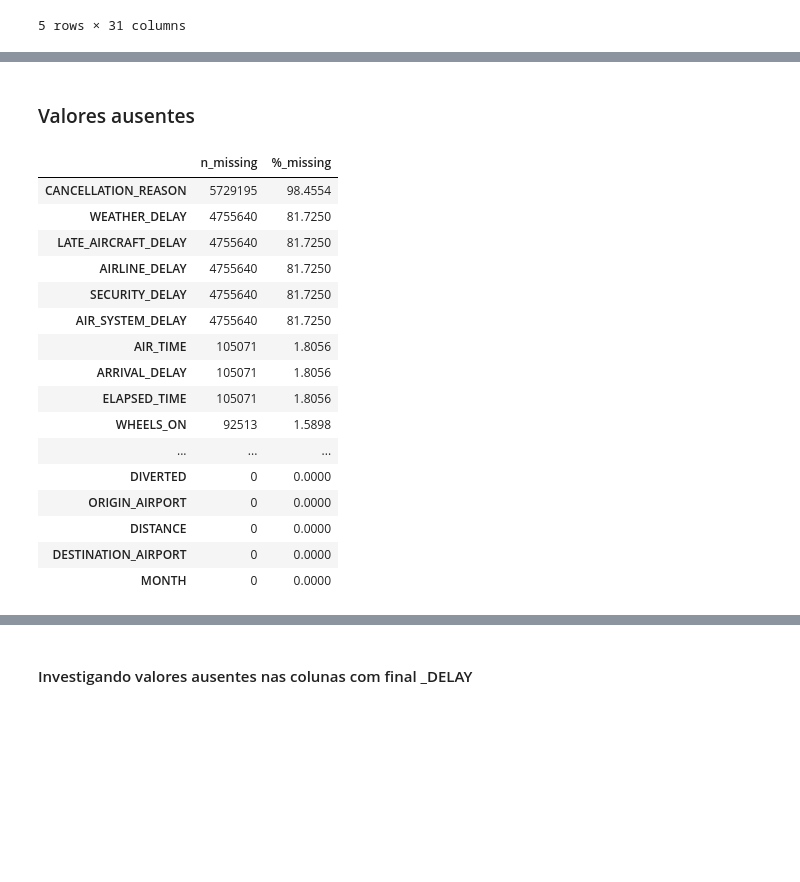
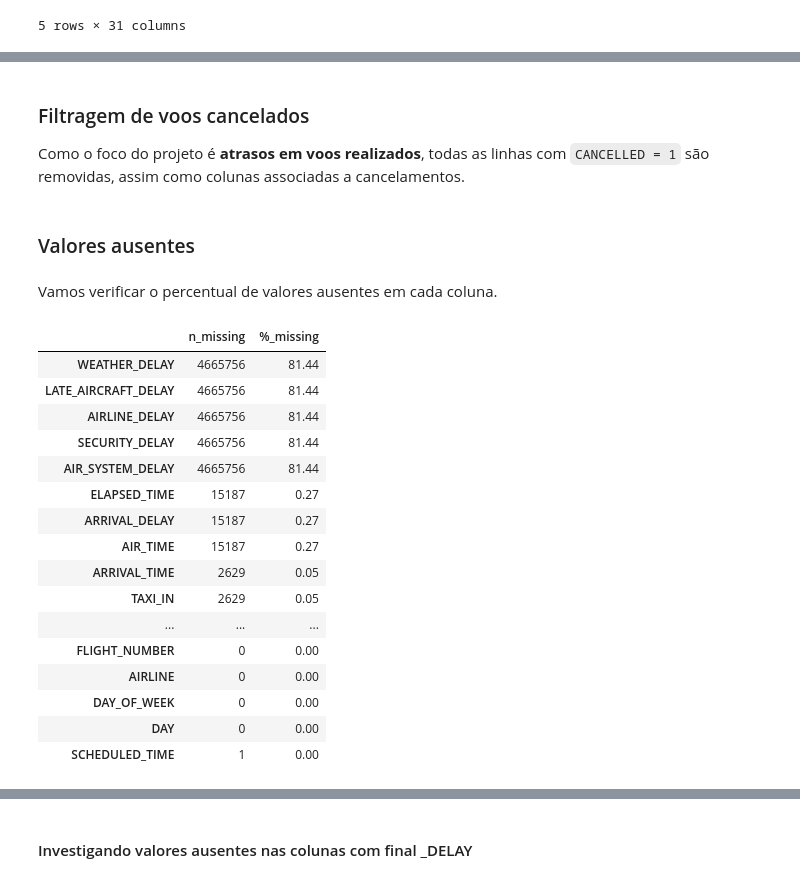
Before and after one commit to phmelosilva/Flight-Delays-Data-Pipeline-and-Analysis, a Jupyter notebook: analytics/bronze_analysis/bronze_analysis.ipynb, the cells around one changed output, grey strips where cells are left out. Drawn from its saved outputs; the diff is of its cells as text; code cells hidden in the pictures; blank space fills up the shorter version.

```diff
--- a/analytics/bronze_analysis/bronze_analysis.ipynb
+++ b/analytics/bronze_analysis/bronze_analysis.ipynb
@@ -18,0 +21,12 @@ plt.rcParams.update({
+# %%
+path_airlines = "../../datalake/stage/airlines.csv"
+path_airports = "../../datalake/stage/airports.csv"
+path_flights = "../../datalake/stage/flights.csv"
+
+airlines_df = pd.read_csv(path_airlines, low_memory=False, encoding="utf-8")
+airports_df = pd.read_csv(path_airports, low_memory=False, encoding="utf-8")
+flights_df = pd.read_csv(path_flights, low_memory=False, encoding="utf-8")
+
+print(f"Dados de companhias aéreas carregados carregados com: {len(airlines_df):,} tuplas × {airlines_df.shape[1]} colunas")
+print(f"Dados de aeroportos carregados com: {len(airports_df):,} tuplas × {airports_df.shape[1]} colunas")
+print(f"Dados de voos carregados com: {len(flights_df):,} tuplas × {flights_df.shape[1]} colunas")
@@ -430,29 +471,42 @@ display(flights_df.describe(include='all').T)
 | AIRLINE_DELAY | 1063439.0 | NaN | NaN | NaN | 18.969547 | 48.161642 | 0.0 | 0.0 | 2.0 | 19.0 | 1971.0 |
 | LATE_AIRCRAFT_DELAY | 1063439.0 | NaN | NaN | NaN | 23.472838 | 43.197018 | 0.0 | 0.0 | 3.0 | 29.0 | 1331.0 |
 | WEATHER_DELAY | 1063439.0 | NaN | NaN | NaN | 2.91529 | 20.433336 | 0.0 | 0.0 | 0.0 | 0.0 | 1211.0 |
+# %% [markdown]
+### Filtragem de voos cancelados
+
+Como o foco do projeto é **atrasos em voos realizados**, todas as linhas com `CANCELLED = 1` são removidas, assim como colunas associadas a cancelamentos.
+# %%
+cols = ['CANCELLED', 'CANCELLATION_REASON']
+
+flights_df = flights_df[flights_df['CANCELLED'] != 1].drop(columns=cols)
 # %% [markdown]
 ### Valores ausentes
+# %% [markdown]
+Vamos verificar o percentual de valores ausentes em cada coluna.
 # %%
 null_counts = flights_df.isna().sum()
-null_pct = (null_counts / len(flights_df) * 100).round(4)
-null_summary = pd.concat([null_counts.rename("n_missing"), null_pct.rename("%_missing")], axis=1).sort_values("%_missing", ascending=False)
+null_pct = (null_counts / len(flights_df) * 100).round(2)
+null_summary = pd.concat(
+    [null_counts.rename("n_missing"), null_pct.rename("%_missing")],
+    axis=1
+).sort_values("%_missing", ascending=False)
 null_summary.head(30)
 # %% [output]
 |  | n_missing | %_missing |
-| CANCELLATION_REASON | 5729195 | 98.4554 |
-| WEATHER_DELAY | 4755640 | 81.7250 |
-| LATE_AIRCRAFT_DELAY | 4755640 | 81.7250 |
-| AIRLINE_DELAY | 4755640 | 81.7250 |
-| SECURITY_DELAY | 4755640 | 81.7250 |
-| AIR_SYSTEM_DELAY | 4755640 | 81.7250 |
-| AIR_TIME | 105071 | 1.8056 |
-| ARRIVAL_DELAY | 105071 | 1.8056 |
-| ELAPSED_TIME | 105071 | 1.8056 |
-| WHEELS_ON | 92513 | 1.5898 |
+| WEATHER_DELAY | 4665756 | 81.44 |
+| LATE_AIRCRAFT_DELAY | 4665756 | 81.44 |
+| AIRLINE_DELAY | 4665756 | 81.44 |
+| SECURITY_DELAY | 4665756 | 81.44 |
+| AIR_SYSTEM_DELAY | 4665756 | 81.44 |
+| ELAPSED_TIME | 15187 | 0.27 |
+| ARRIVAL_DELAY | 15187 | 0.27 |
+| AIR_TIME | 15187 | 0.27 |
+| ARRIVAL_TIME | 2629 | 0.05 |
+| TAXI_IN | 2629 | 0.05 |
 | ... | ... | ... |
-| DIVERTED | 0 | 0.0000 |
-| ORIGIN_AIRPORT | 0 | 0.0000 |
-| DISTANCE | 0 | 0.0000 |
-| DESTINATION_AIRPORT | 0 | 0.0000 |
-| MONTH | 0 | 0.0000 |
+| FLIGHT_NUMBER | 0 | 0.00 |
+| AIRLINE | 0 | 0.00 |
+| DAY_OF_WEEK | 0 | 0.00 |
+| DAY | 0 | 0.00 |
+| SCHEDULED_TIME | 1 | 0.00 |
 # %%
```
Also changed, not shown: parts of 61 cells of this notebook, 10 other files.
